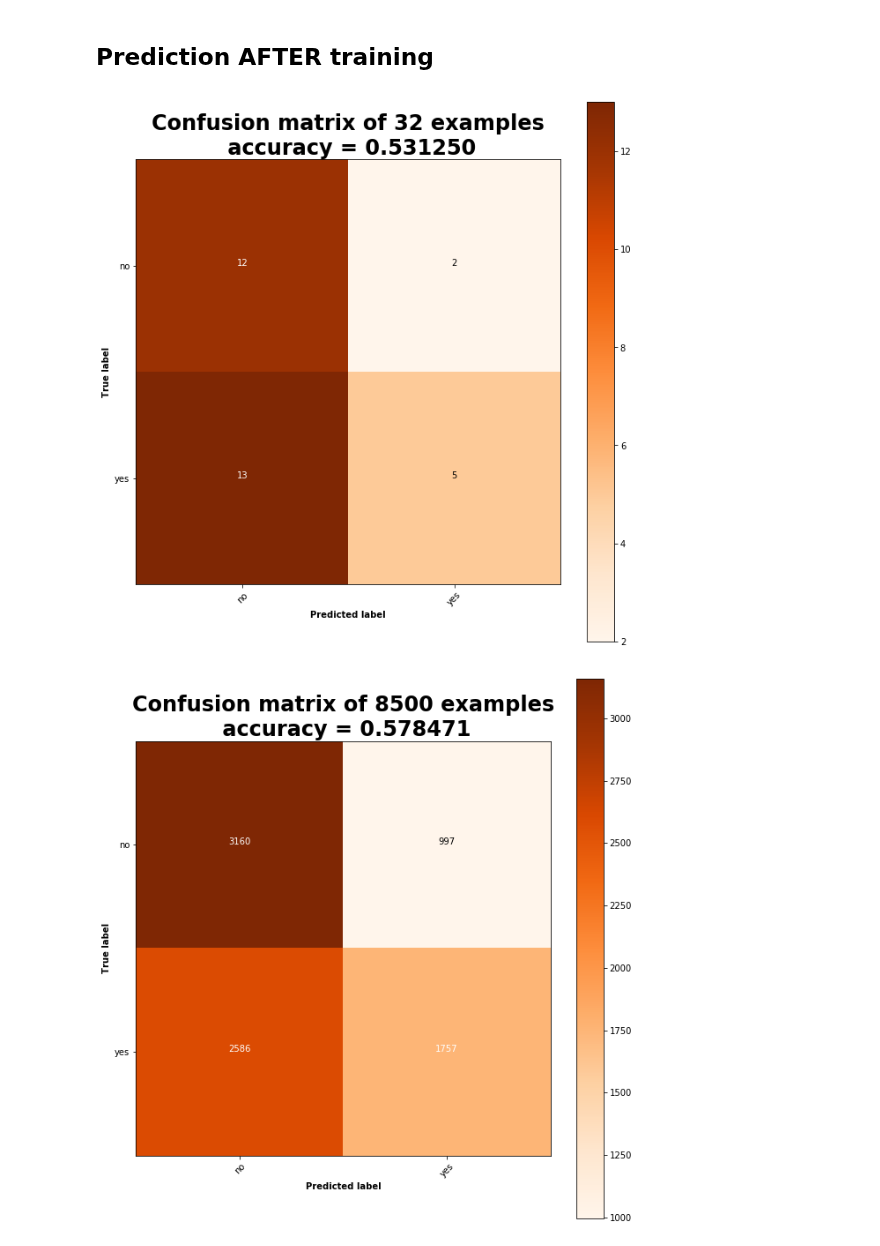
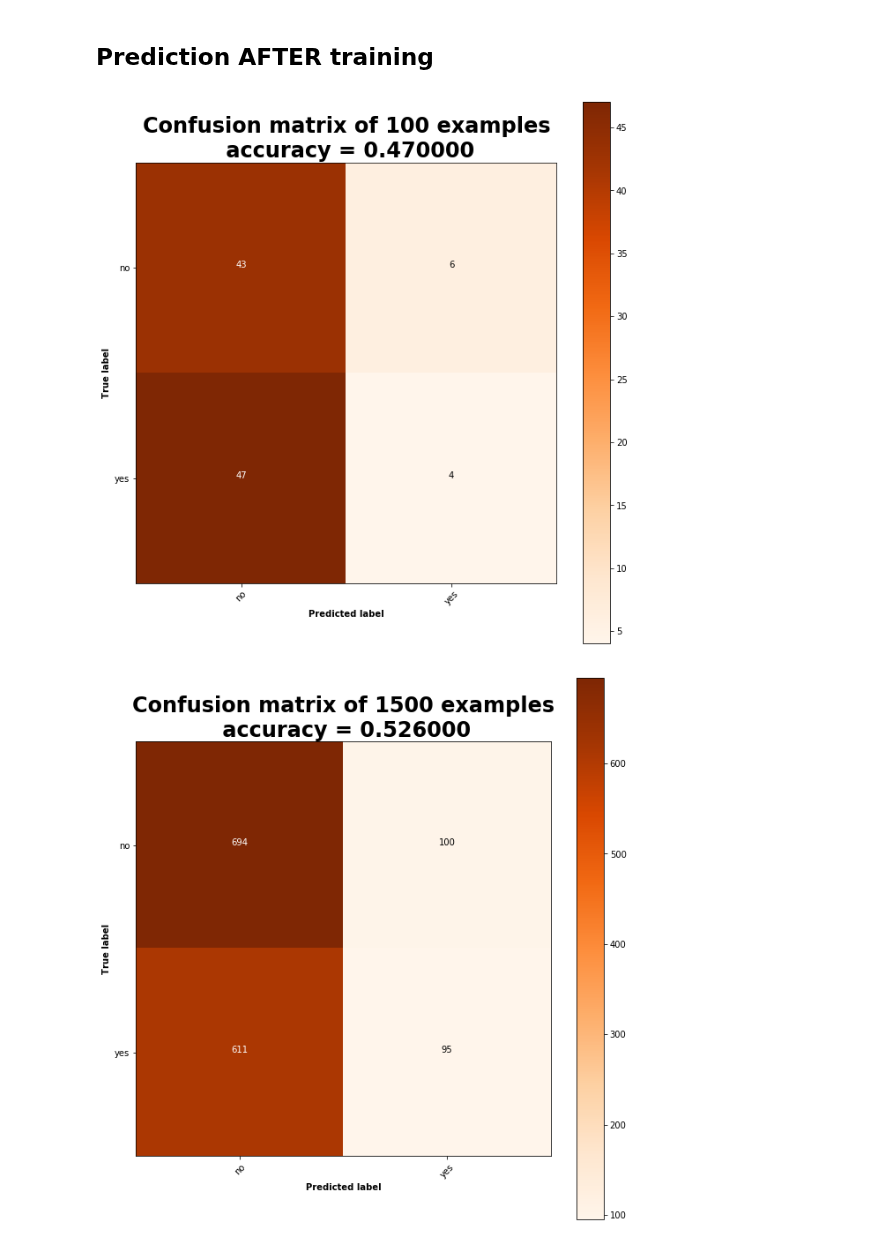
Before and after one commit to felipessalvatore/ContraQA, a Jupyter notebook: AddModel_cat_b3.ipynb, the cells around one changed output. Saved outputs shown, nothing was run; the diff lists cells and outputs as text; code cells hidden in the pictures.

```diff
--- a/AddModel_cat_b3.ipynb
+++ b/AddModel_cat_b3.ipynb
@@ -651,4 +651,4 @@ train_triples_t = [tensorsFromTriple(t) for t in train_triples]
 # %%
 valid_triples = zip(list(df2valid.sentence1.values), list(df2valid.sentence2.values), list(df2valid.label.values))
 valid_triples = [(normalizeString(s1), normalizeString(s2), l) for s1, s2, l in valid_triples]
-valid_triples_t = [tensorsFromTriple(t) for t in train_triples]
+valid_triples_t = [tensorsFromTriple(t) for t in valid_triples]
@@ -680,7 +684,7 @@ print(example_t)
 # %% [markdown]
 ## Prediction BEFORE training
 # %%
-n_iters = 32
+n_iters = 100
 training_pairs_little = [random.choice(train_triples_t) for i in range(n_iters)]
 predictions = []
 labels = []
@@ -795,7 +818,7 @@ epoch 13/13 5m 29s mean loss = 0.67
 # %% [markdown]
 ## Prediction AFTER training
 # %%
-n_iters = 32
+n_iters = 100
 training_pairs_little = [random.choice(train_triples_t) for i in range(n_iters)]
 predictions = []
 labels = []
@@ -813,24 +836,24 @@ plot_confusion_matrix(labels,
                       classes=["no", "yes"],
                       path="confusion_matrix.png")
 # %% [output]
-[figure, old version]
+[figure, new version]
 # %%
 n_iters = len(valid_triples_t)
-training_pairs_little = [random.choice(valid_triples_t) for i in range(n_iters)]
+valid_pairs_little = [random.choice(valid_triples_t) for i in range(n_iters)]
 predictions = []
 labels = []
 
 for i in range(n_iters):
-    s1, s2, label = training_pairs_little[i]
+    s1, s2, label = valid_pairs_little[i]
     pred = addmodel.predict(s1, s2)
     label = label.item()
     pred = pred.item()
     predictions.append(pred)
     labels.append(label)
 
 plot_confusion_matrix(labels,
                       predictions,
                       classes=["no", "yes"],
                       path="confusion_matrix.png")
 # %% [output]
-[figure, old version]
+[figure, new version]
```
Also changed, not shown: parts of 5 cells of this notebook.
